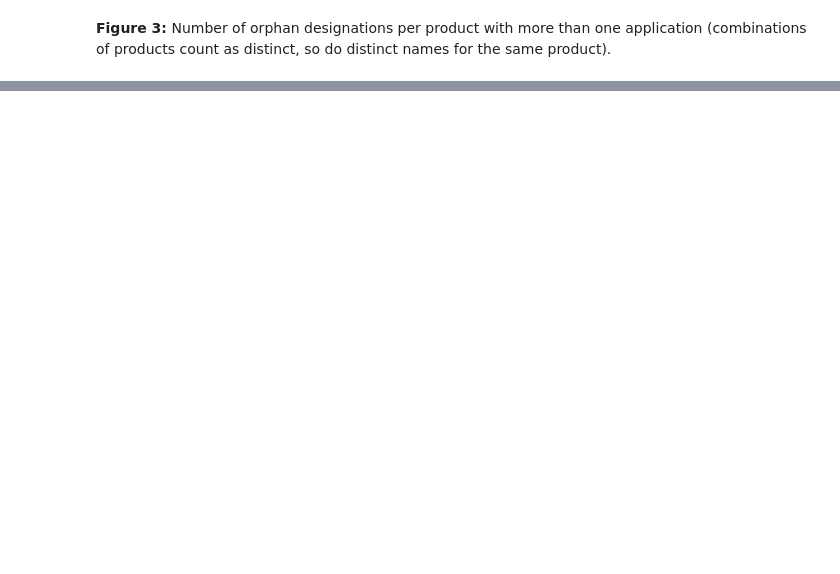
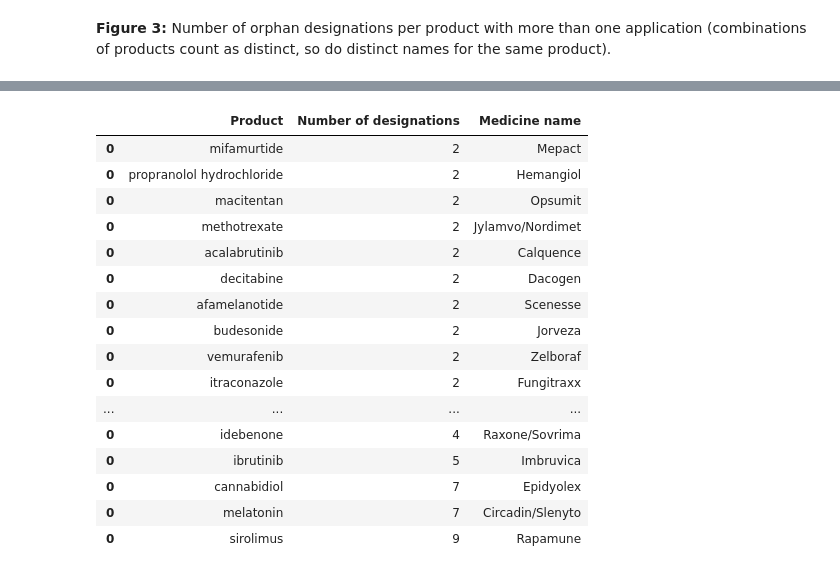
Before and after one commit to DavAug/euod, a Jupyter notebook: analysis/ec_od_record.ipynb, the cells around one changed output, grey strips where cells are left out. Cells and saved outputs as stored; diff of their text form; code cells hidden in the pictures; blank space fills up the shorter version.

```diff
--- a/analysis/ec_od_record.ipynb
+++ b/analysis/ec_od_record.ipynb
@@ -176,0 +207,6 @@ fig.show()
+# %%
+multi_designations = substance_applications.copy()
+mask = multi_designations['Number of designations'] > 1
+multi_designations = multi_designations[mask]
+multi_designations['Medicine name'] = 'Not known'
+multi_designations
@@ -176,0 +227,22 @@ fig.show()
+# %%
+for product in multi_designations['Product'].str.upper():
+    # Mask for product
+    mask = data_ema['Active substance'] == product
+    temp = data_ema[mask]['Medicine name']
+
+    if len(temp) == 0:
+        # No match was found
+        continue
+
+    # Construct medicine name (/ separates multiple candidates)
+    medicine_name = ''
+    for name in temp:
+        if medicine_name != '':
+            medicine_name += '/'
+        medicine_name += name
+
+    # Add Medicine name
+    mask = multi_designations['Product'].str.upper() == product
+    multi_designations.loc[mask, 'Medicine name'] = medicine_name
+
+multi_designations
@@ -176,0 +263,21 @@ fig.show()
+# %%
+mask = multi_designations['Medicine name'] != 'Not known'
+multi_designations[mask]
+# %% [output]
+|  | Product | Number of designations | Medicine name |
+| 0 | mifamurtide | 2 | Mepact |
+| 0 | propranolol hydrochloride | 2 | Hemangiol |
+| 0 | macitentan | 2 | Opsumit |
+| 0 | methotrexate | 2 | Jylamvo/Nordimet |
+| 0 | acalabrutinib | 2 | Calquence |
+| 0 | decitabine | 2 | Dacogen |
+| 0 | afamelanotide | 2 | Scenesse |
+| 0 | budesonide | 2 | Jorveza |
+| 0 | vemurafenib | 2 | Zelboraf |
+| 0 | itraconazole | 2 | Fungitraxx |
+| ... | ... | ... | ... |
+| 0 | idebenone | 4 | Raxone/Sovrima |
+| 0 | ibrutinib | 5 | Imbruvica |
+| 0 | cannabidiol | 7 | Epidyolex |
+| 0 | melatonin | 7 | Circadin/Slenyto |
+| 0 | sirolimus | 9 | Rapamune |
```
Also changed, not shown: parts of 9 cells of this notebook, 1 other file.
